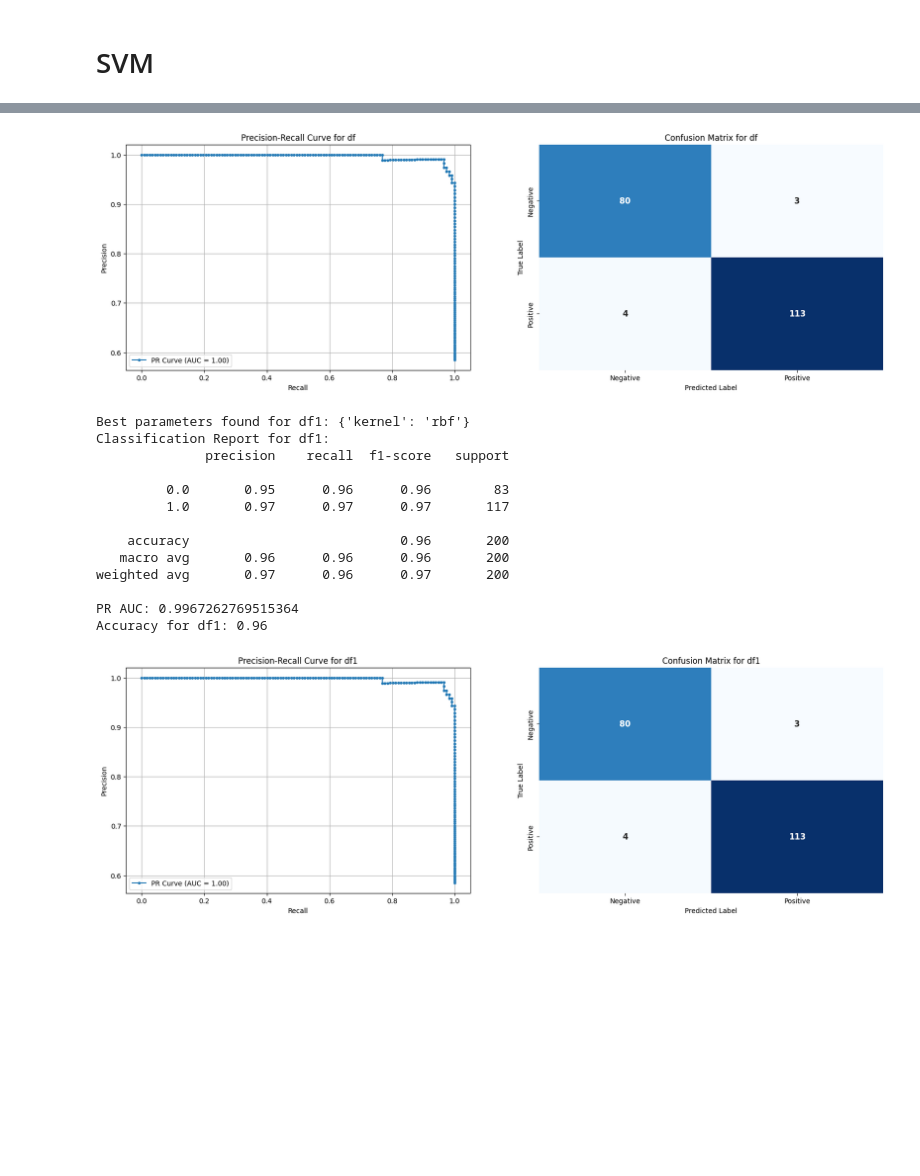
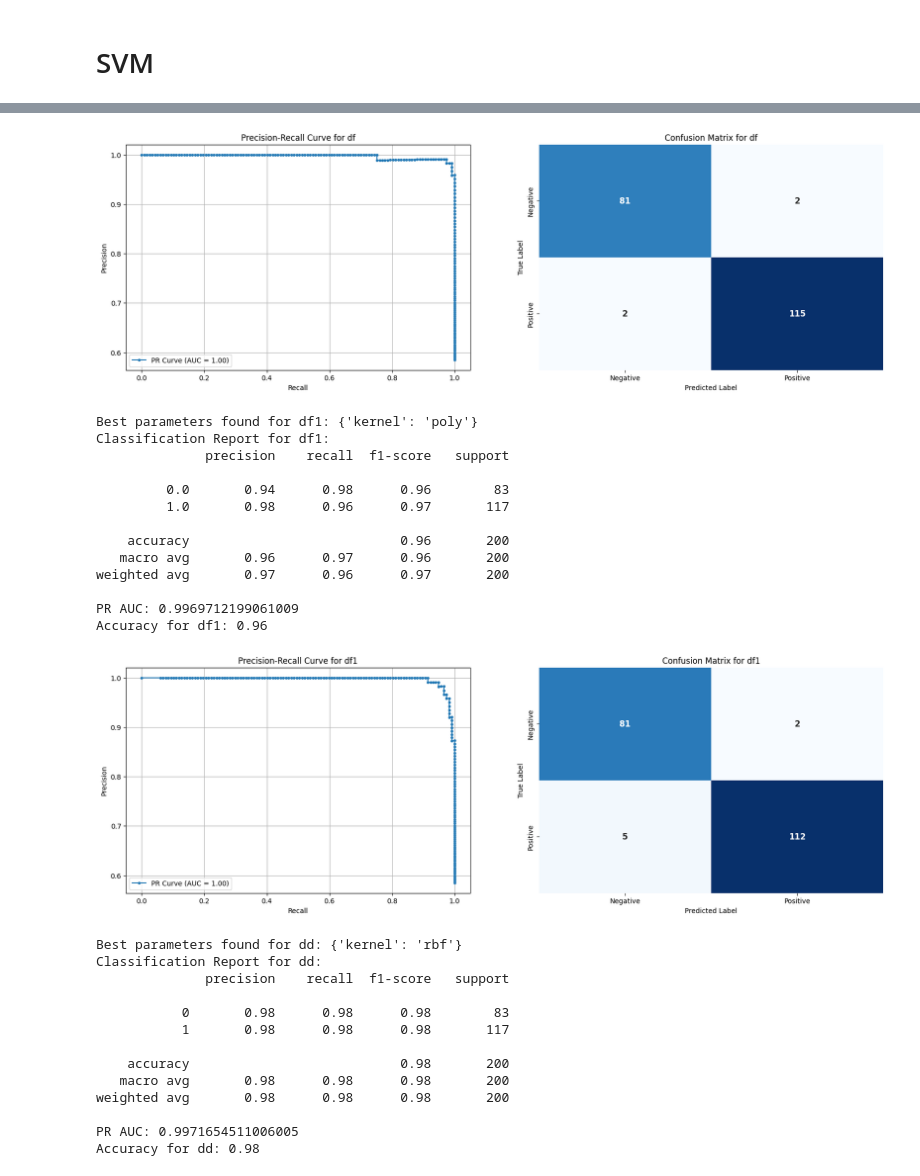
Before and after one commit to ganesh-329/Heart-Disease-Prediction-ML, a Jupyter notebook: cardio/Data_cardiovascular.ipynb, the cells around one changed output, grey strips where cells are left out. Cells and saved outputs as stored; diff of their text form; code cells hidden in the pictures; blank space fills up the shorter version.

```diff
--- a/cardio/Data_cardiovascular.ipynb
+++ b/cardio/Data_cardiovascular.ipynb
@@ -297,6 +297,9 @@ Name: target, dtype: float64
 # %%
 # from this we can see that the exerciseangia has the lowest correlation with heart diesease
 # %%
+dd = df.copy()
+dd1 = df.copy()
+
 df = df.drop(columns="exerciseangia")
 df1 = df1.drop(columns="exerciseangia")
 # %%
@@ -911,14 +1117,33 @@ from sklearn.model_selection import GridSearchCV
 import matplotlib.pyplot as plt
 import seaborn as sns
 # %%
+import numpy as np
+import pandas as pd
+from sklearn.model_selection import train_test_split
+from sklearn.svm import SVC
+from sklearn.metrics import precision_recall_curve, auc, accuracy_score, classification_report, confusion_matrix, roc_curve, roc_auc_score
+from sklearn.preprocessing import StandardScaler
+from sklearn.model_selection import GridSearchCV
+import matplotlib.pyplot as plt
+import seaborn as sns
+
+svm_results = []
 
 def evaluate_svm(X, y, dataset_label):
+    global svm_results
     # Split the dataset into training and testing sets
     X_train, X_test, y_train, y_test = train_test_split(X, y, test_size=0.2, random_state=42)
 
+    # Add small Gaussian noise to training features to reduce overfitting
+    noise_scale = 0.1  # you can tune this value
+    feature_std = X_train.std(axis=0).replace(0, 1e-8)
+    rng = np.random.default_rng(42)
+    noise = rng.normal(loc=0.0, scale=noise_scale * feature_std.values, size=X_train.shape)
+    X_train_noisy = X_train + noise
+
     # Initialize the StandardScaler and scale the training data
     scaler = StandardScaler()
-    X_train_scaled = scaler.fit_transform(X_train)
+    X_train_scaled = scaler.fit_transform(X_train_noisy)
 
     # Scale the test data using the same scaler
     X_test_scaled = scaler.transform(X_test)
@@ -943,9 +1168,6 @@ def evaluate_svm(X, y, dataset_label):
     best_svm_clf = SVC(**best_params, probability=True)
     best_svm_clf.fit(X_train_scaled, y_train)
 
-    # Fit the classifier on the scaled training data
-    best_svm_clf.fit(X_train_scaled, y_train)
-
     # Get the predicted probabilities for the positive class
     y_scores = best_svm_clf.predict_proba(X_test_scaled)[:, 1]
     y_pred = best_svm_clf.predict(X_test_scaled)
@@ -967,6 +1189,14 @@ def evaluate_svm(X, y, dataset_label):
     # Calculate accuracy
     accuracy = accuracy_score(y_test, y_pred)
     print(f'Accuracy for {dataset_label}: {accuracy:.2f}')
+
+    # Store metrics for later summary
+    svm_results.append({
+        "dataset": dataset_label,
+        "accuracy": accuracy,
+        "pr_auc": pr_auc,
+        "best_params": best_params,
+    })
 
     # Create subplots for the PR curve and confusion matrix
     fig, ax = plt.subplots(1, 2, figsize=(20, 6))
@@ -992,13 +1222,14 @@ def evaluate_svm(X, y, dataset_label):
     plt.show()
 
 
-
 # Dataset labels and data
 datasets = {
     'df': (df, 'target'),
-    'df1': (df1, 'target')
+    'df1': (df1, 'target'),
+    'dd': (dd, 'target'),
+    'dd1': (dd1, 'target')
 }
-# Iterate through each dataset, perform svm classification scaling, plot PR curve, ROC curve, and print metrics
+# Iterate through each dataset, perform svm classification, plot PR curve, and print metrics
 for label, (df, target) in datasets.items():
     X = df.drop(columns=[target])
     y = df[target]
@@ -1020,15 +1251,28 @@ Accuracy for df: 0.96
 [figure]
-Best parameters found for df1: {'kernel': 'rbf'}
+Best parameters found for df1: {'kernel': 'poly'}
 Classification Report for df1:
               precision    recall  f1-score   support
 
-         0.0       0.95      0.96      0.96        83
-         1.0       0.97      0.97      0.97       117
+         0.0       0.94      0.98      0.96        83
+         1.0       0.98      0.96      0.97       117
 
     accuracy                           0.96       200
-   macro avg       0.96      0.96      0.96       200
+   macro avg       0.96      0.97      0.96       200
 weighted avg       0.97      0.96      0.97       200
 
-PR AUC: 0.9967262769515364
+PR AUC: 0.9969712199061009
 Accuracy for df1: 0.96
-[figure, old version]
+[figure, new version]
+Best parameters found for dd: {'kernel': 'rbf'}
+Classification Report for dd:
+              precision    recall  f1-score   support
+
+           0       0.98      0.98      0.98        83
+           1       0.98      0.98      0.98       117
+
+    accuracy                           0.98       200
+   macro avg       0.98      0.98      0.98       200
+weighted avg       0.98      0.98      0.98       200
+
+PR AUC: 0.9971654511006005
+Accuracy for dd: 0.98
```
Also changed, not shown: parts of 6 cells of this notebook, 50 other files.
